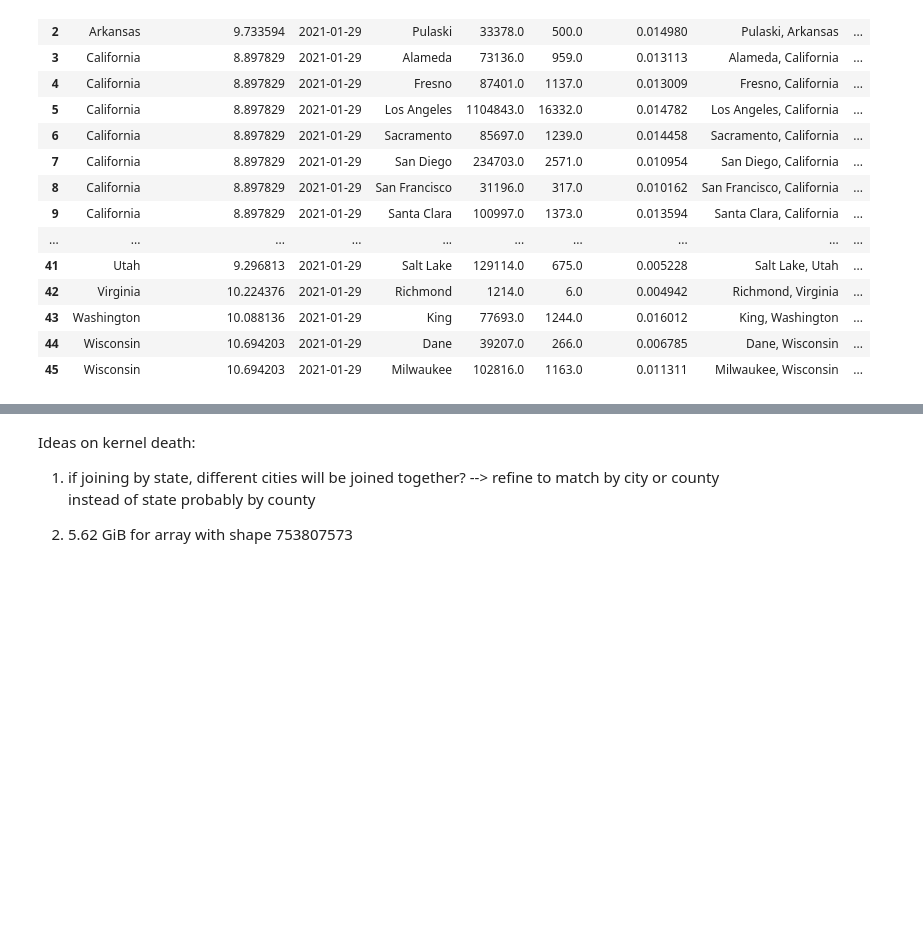
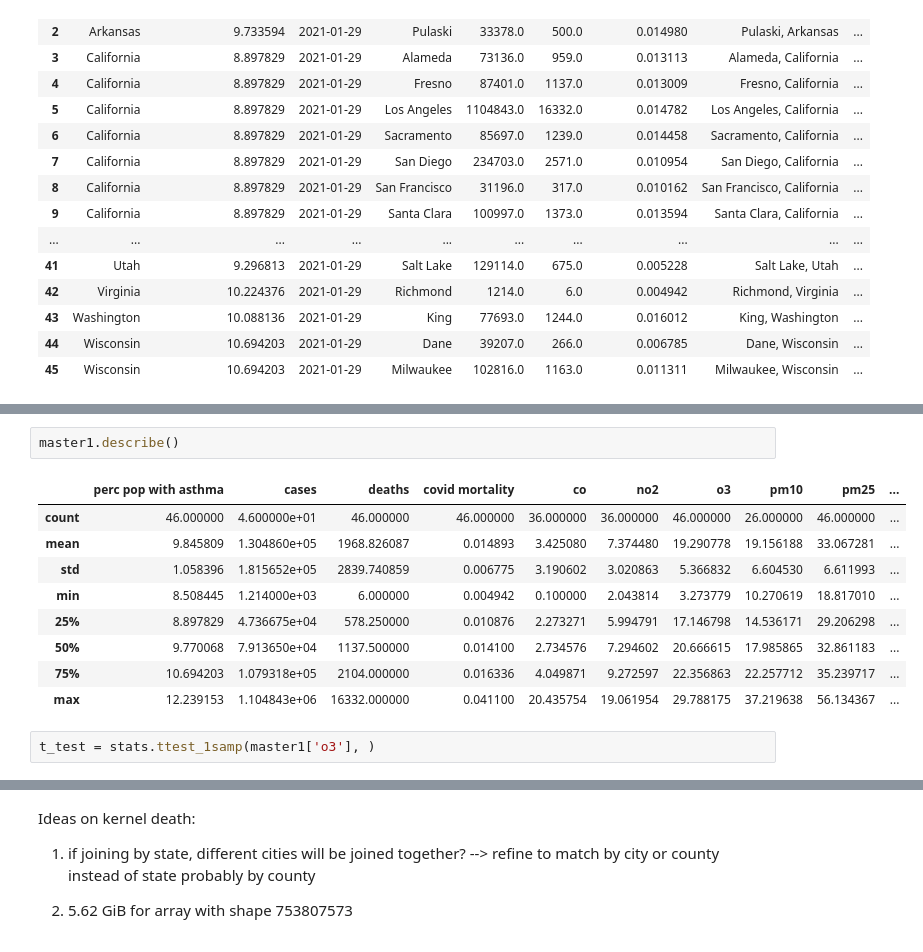
Before and after one commit to dcrago/Team50_Project, a Jupyter notebook: Team_50_Project_2_1_21.ipynb, the cells around one changed output, grey strips where cells are left out. Drawn from its saved outputs; the diff is of its cells as text; blank space fills up the shorter version.

```diff
--- a/Team_50_Project_2_1_21.ipynb
+++ b/Team_50_Project_2_1_21.ipynb
@@ -500,3 +502,17 @@ master1.corr()
 | population | -0.136416 | 0.831008 | 0.848912 | 0.171447 | -0.043464 | 0.495021 | -0.080015 | 0.095722 | 0.291661 | ... |
 | density | 0.065912 | 0.215304 | 0.287417 | 0.282530 | 0.040739 | 0.189423 | -0.067734 | -0.154298 | -0.056511 | ... |
 | asthma population | -0.029653 | 0.788072 | 0.828467 | 0.250401 | -0.048852 | 0.480838 | -0.052218 | 0.063994 | 0.257281 | ... |
+# %%
+master1.describe()
+# %% [output]
+|  | perc pop with asthma | cases | deaths | covid mortality | co | no2 | o3 | pm10 | pm25 | ... |
+| count | 46.000000 | 4.600000e+01 | 46.000000 | 46.000000 | 36.000000 | 36.000000 | 46.000000 | 26.000000 | 46.000000 | ... |
+| mean | 9.845809 | 1.304860e+05 | 1968.826087 | 0.014893 | 3.425080 | 7.374480 | 19.290778 | 19.156188 | 33.067281 | ... |
+| std | 1.058396 | 1.815652e+05 | 2839.740859 | 0.006775 | 3.190602 | 3.020863 | 5.366832 | 6.604530 | 6.611993 | ... |
+| min | 8.508445 | 1.214000e+03 | 6.000000 | 0.004942 | 0.100000 | 2.043814 | 3.273779 | 10.270619 | 18.817010 | ... |
+| 25% | 8.897829 | 4.736675e+04 | 578.250000 | 0.010876 | 2.273271 | 5.994791 | 17.146798 | 14.536171 | 29.206298 | ... |
+| 50% | 9.770068 | 7.913650e+04 | 1137.500000 | 0.014100 | 2.734576 | 7.294602 | 20.666615 | 17.985865 | 32.861183 | ... |
+| 75% | 10.694203 | 1.079318e+05 | 2104.000000 | 0.016336 | 4.049871 | 9.272597 | 22.356863 | 22.257712 | 35.239717 | ... |
+| max | 12.239153 | 1.104843e+06 | 16332.000000 | 0.041100 | 20.435754 | 19.061954 | 29.788175 | 37.219638 | 56.134367 | ... |
+# %%
+t_test = stats.ttest_1samp(master1['o3'], )
```
Also changed, not shown: parts of 17 cells of this notebook.
